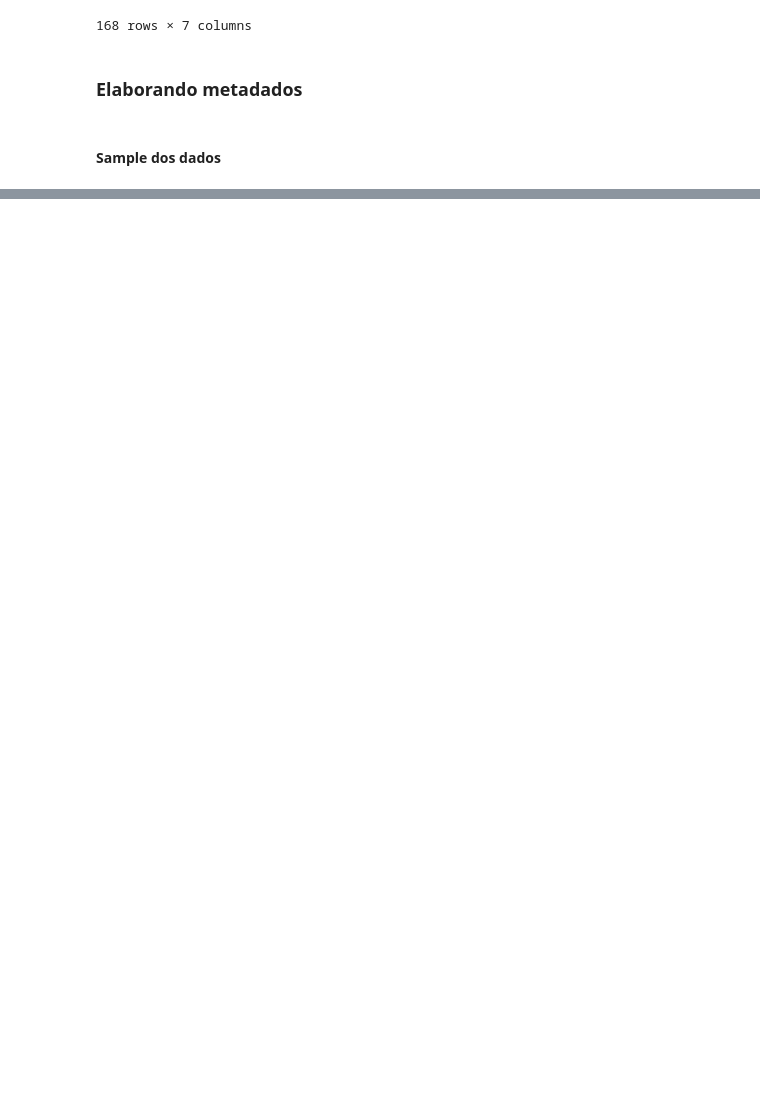
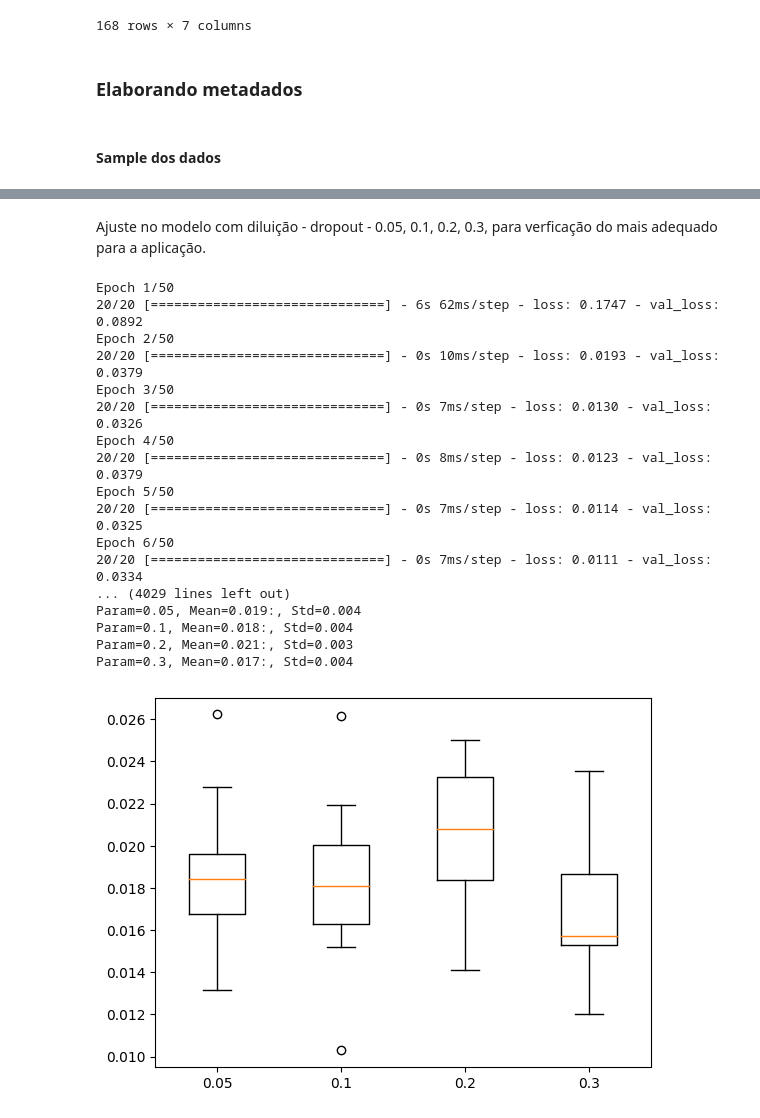
Before and after one commit to AllysonAbreu/neural_network_studies, a Jupyter notebook: notebooks/v2/rede_neural_dados_nuvem.ipynb, the cells around one changed output, grey strips where cells are left out. Cells and saved outputs as stored; diff of their text form; code cells hidden in the pictures; blank space fills up the shorter version.

```diff
--- a/notebooks/v2/rede_neural_dados_nuvem.ipynb
+++ b/notebooks/v2/rede_neural_dados_nuvem.ipynb
@@ -446,0 +646,68 @@ df_receitas_agrupado.head()
+# %% [markdown]
+Ajuste no modelo com diluição - dropout - 0.05, 0.1, 0.2, 0.3, para verficação do mais adequado para a aplicação.
+# %%
+# Ajustando e validando o modelo
+def evaluate_model(X_train, y_train, X_test, y_test, dropout):
+    model = tf.keras.models.Sequential()
+    model.add(tf.keras.layers.LSTM(units = 80, return_sequences = True, input_shape = (X_train.shape[1], X_train.shape[2])))
+    model.add(tf.keras.layers.Dropout(dropout))
+    model.add(tf.keras.layers.LSTM(units = 80))
+    model.add(tf.keras.layers.Dropout(dropout))
+    model.add(tf.keras.layers.Dense(units = 1))
+    # compilando o modelo
+    model.compile(loss='mse', optimizer='adam')
+    # ajustando o modelo
+    model.fit(X_train, y_train, epochs=50, batch_size=5, validation_split = 0.2, shuffle=False)
+    # avaliando o modelo
+    loss = model.evaluate(X_test, y_test, verbose=0, batch_size=5)
+    return loss
+
+# Resumindo as pontuações
+def summarize_results(scores, params):
+    print(scores, params)
+    # resumindo a média e desvio padrão
+    for i in range(len(scores)):
+        m, s = np.mean(scores[i]), np.std(scores[i])
+        print(f'Param={params[i]}, Mean={m:.3f}:, Std={s:.3f}')
+    # boxplot das pontuações
+    plt.boxplot(scores, labels=params)
+    plt.savefig('../../src/static/images/figura[2].png')
+
+# Rodando um experimento
+def run_experiment(params, repeats = 10):
+    # Testando cada parâmetro
+    all_scores = list()
+    for p in params:
+        # repetindo o experimento
+        scores = list()
+        for r in range(repeats):
+            score = evaluate_model(X_train, y_train, X_test, y_test, p)
+            score = score
+            scores.append(score)
+            print(f'>p={p}: {r+1}, Score={score}')
+        all_scores.append(scores)
+    # resumindo os resultados
+    summarize_results(all_scores, params)
+
+# Rodando o experimento
+n_params = [0.05, 0.1, 0.2, 0.3]
+run_experiment(n_params)
+# %% [output]
+Epoch 1/50
+20/20 [==============================] - 6s 62ms/step - loss: 0.1747 - val_loss: 0.0892
+Epoch 2/50
+20/20 [==============================] - 0s 10ms/step - loss: 0.0193 - val_loss: 0.0379
+Epoch 3/50
+20/20 [==============================] - 0s 7ms/step - loss: 0.0130 - val_loss: 0.0326
+Epoch 4/50
+20/20 [==============================] - 0s 8ms/step - loss: 0.0123 - val_loss: 0.0379
+Epoch 5/50
+20/20 [==============================] - 0s 7ms/step - loss: 0.0114 - val_loss: 0.0325
+Epoch 6/50
+20/20 [==============================] - 0s 7ms/step - loss: 0.0111 - val_loss: 0.0334
+... (4029 lines left out)
+Param=0.05, Mean=0.019:, Std=0.004
+Param=0.1, Mean=0.018:, Std=0.004
+Param=0.2, Mean=0.021:, Std=0.003
+Param=0.3, Mean=0.017:, Std=0.004
+[figure, added]
```
Also changed, not shown: parts of 30 cells of this notebook, 4 other files.
